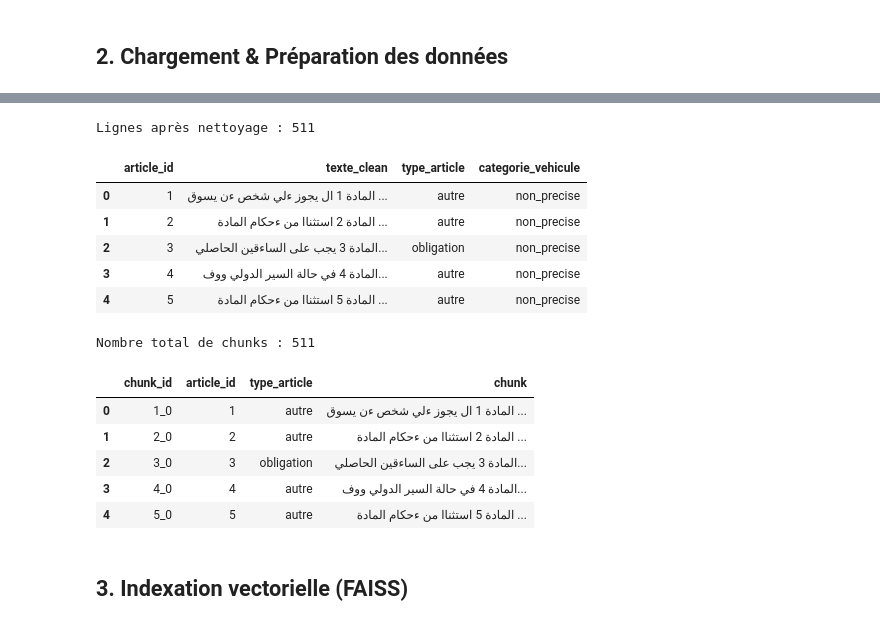
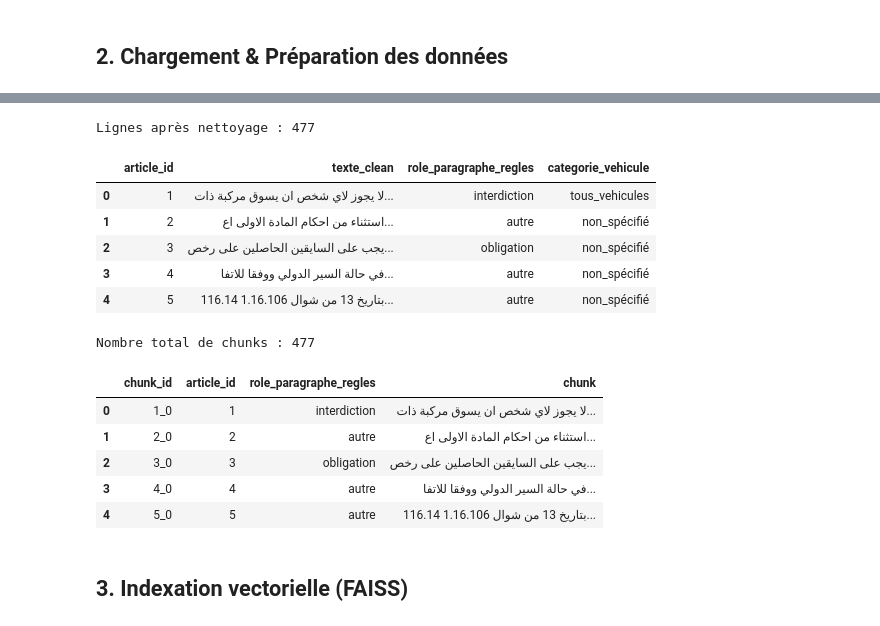
Before and after one commit to MarouanBenali/NLP---Devoir-, a Jupyter notebook: NLP3/week3.ipynb, the cells around one changed output, grey strips where cells are left out. Saved outputs shown, nothing was run; the diff lists cells and outputs as text; code cells hidden in the pictures.

```diff
--- a/NLP3/week3.ipynb
+++ b/NLP3/week3.ipynb
@@ -41,32 +40,32 @@ Shape initiale : (529, 10)
 # %%
 # ------------------------------------------------------------------
 # 2.2  Nettoyage & normalisation
 # ------------------------------------------------------------------
 def clean_text(text: str) -> str:
     """Normalise un texte arabe / latin extrait du CSV."""
     if pd.isna(text):
         return ""
     # Normalisation Unicode (NFC)
     text = unicodedata.normalize("NFC", str(text))
     # Suppression des caractères de contrôle et espaces multiples
     text = re.sub(r"[\x00-\x1f\x7f]", " ", text)
     text = re.sub(r"\s+", " ", text).strip()
     return text
 
 df["texte_clean"] = df["infraction_desc"].apply(clean_text)
 
 # Supprimer les lignes vides ou trop courtes
 df = df[df["texte_clean"].str.len() > 20].drop_duplicates(subset="texte_clean").reset_index(drop=True)
 print(f"Lignes après nettoyage : {len(df)}")
-df[["article_id", "texte_clean", "type_article", "categorie_vehicule"]].head(5)
+df[["article_id", "texte_clean", "role_paragraphe_regles", "categorie_vehicule"]].head(5)
 # %% [output]
-Lignes après nettoyage : 511
+Lignes après nettoyage : 477
-|  | article_id | texte_clean | type_article | categorie_vehicule |
-| 0 | 1 | المادة 1 ال يجوز ءلي شخص ءن يسوق ... | autre | non_precise |
-| 1 | 2 | المادة 2 استثناا من ءحكام المادة ... | autre | non_precise |
-| 2 | 3 | المادة 3 يجب على الساءقين الحاصلي... | obligation | non_precise |
-| 3 | 4 | المادة 4 في حالة السير الدولي ووف... | autre | non_precise |
-| 4 | 5 | المادة 5 استثناا من ءحكام المادة ... | autre | non_precise |
+|  | article_id | texte_clean | role_paragraphe_regles | categorie_vehicule |
+| 0 | 1 | لا يجوز لاي شخص ان يسوق مركبة ذات... | interdiction | tous_vehicules |
+| 1 | 2 | استثناء من احكام المادة الاولى اع... | autre | non_spécifié |
+| 2 | 3 | يجب على السايقين الحاصلين على رخص... | obligation | non_spécifié |
+| 3 | 4 | في حالة السير الدولي ووفقا للاتفا... | autre | non_spécifié |
+| 4 | 5 | 116.14 1.16.106 بتاريخ 13 من شوال... | autre | non_spécifié |
 # %%
 # ------------------------------------------------------------------
 # 2.3  Découpage en chunks
@@ -79,12 +78,12 @@ def split_into_chunks(row: pd.Series, max_chars: int = MAX_CHUNK_CHARS):
     """Découpe un texte en chunks de taille max_chars avec chevauchement."""
     text = row["texte_clean"]
     article_id = row["article_id"]
-    type_art   = row["type_article"]
+    type_art   = row["role_paragraphe_regles"]
 
     if len(text) <= max_chars:
         return [{"chunk_id": f"{article_id}_0",
                  "article_id": article_id,
-                 "type_article": type_art,
+                 "role_paragraphe_regles": type_art,
                  "chunk": text}]
 
     # Découpage par fenêtre glissante avec chevauchement de 50 caractères
@@ -97,7 +96,7 @@ def split_into_chunks(row: pd.Series, max_chars: int = MAX_CHUNK_CHARS):
         chunks.append({
             "chunk_id":    f"{article_id}_{i}",
             "article_id":  article_id,
-            "type_article": type_art,
+            "role_paragraphe_regles": type_art,
             "chunk":       piece
         })
     return chunks
@@ -110,13 +109,13 @@ chunks_df = pd.DataFrame(all_chunks)
 print(f"Nombre total de chunks : {len(chunks_df)}")
 chunks_df.head(5)
 # %% [output]
-Nombre total de chunks : 511
+Nombre total de chunks : 477
-|  | chunk_id | article_id | type_article | chunk |
-| 0 | 1_0 | 1 | autre | المادة 1 ال يجوز ءلي شخص ءن يسوق ... |
-| 1 | 2_0 | 2 | autre | المادة 2 استثناا من ءحكام المادة ... |
-| 2 | 3_0 | 3 | obligation | المادة 3 يجب على الساءقين الحاصلي... |
-| 3 | 4_0 | 4 | autre | المادة 4 في حالة السير الدولي ووف... |
-| 4 | 5_0 | 5 | autre | المادة 5 استثناا من ءحكام المادة ... |
+|  | chunk_id | article_id | role_paragraphe_regles | chunk |
+| 0 | 1_0 | 1 | interdiction | لا يجوز لاي شخص ان يسوق مركبة ذات... |
+| 1 | 2_0 | 2 | autre | استثناء من احكام المادة الاولى اع... |
+| 2 | 3_0 | 3 | obligation | يجب على السايقين الحاصلين على رخص... |
+| 3 | 4_0 | 4 | autre | في حالة السير الدولي ووفقا للاتفا... |
+| 4 | 5_0 | 5 | autre | 116.14 1.16.106 بتاريخ 13 من شوال... |
 # %% [markdown]
 ## 3. Indexation vectorielle (FAISS)
 # %%
```
Also changed, not shown: parts of 32 cells of this notebook.
